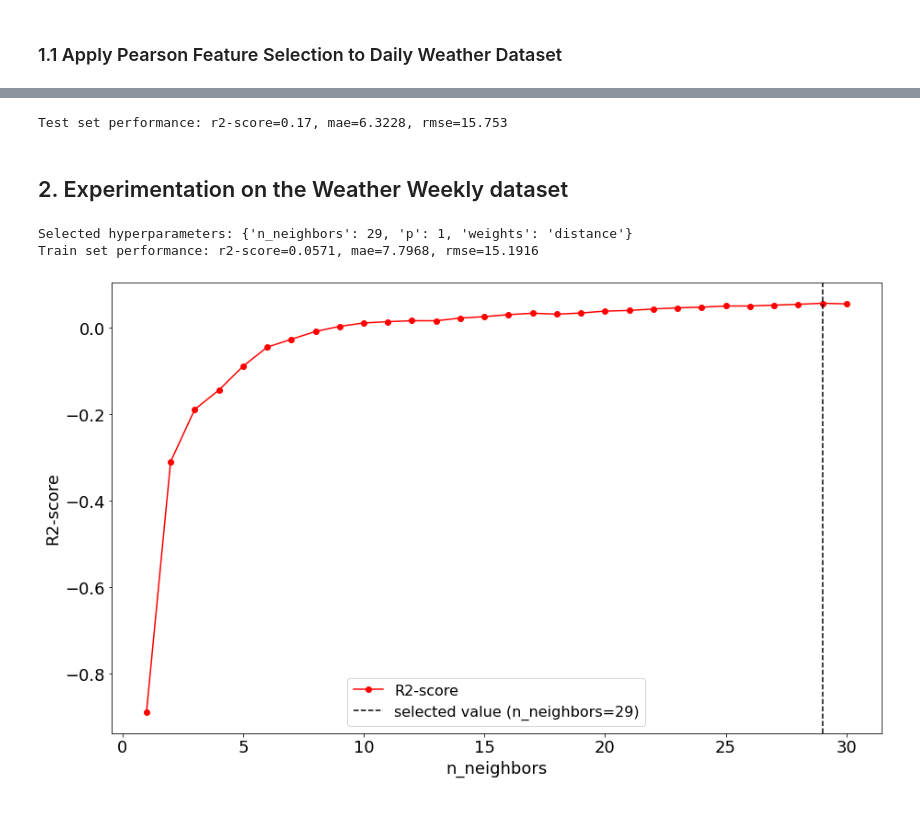
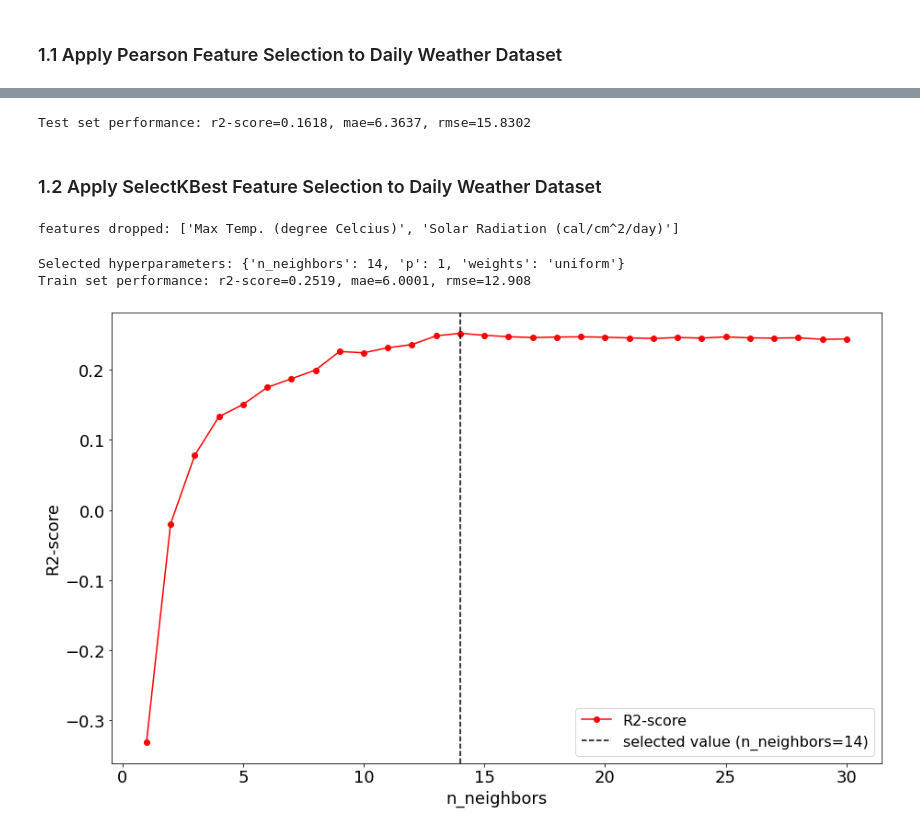
Before and after one commit to RifatIslamOmio/Weather-WaterLevel-Prediction-ML, a Jupyter notebook: Notebooks/brri-dataset/experimentations/knn_regression.ipynb, the cells around one changed output, grey strips where cells are left out. Cells and saved outputs as stored; diff of their text form; code cells hidden in the pictures.

```diff
--- a/Notebooks/brri-dataset/experimentations/knn_regression.ipynb
+++ b/Notebooks/brri-dataset/experimentations/knn_regression.ipynb
@@ -22,6 +23,16 @@ import matplotlib.pyplot as plt
 
 from sklearn.neighbors import KNeighborsRegressor
 # %%
+# global random seed
+RAND_SEED = 42
+
+# initial model with only random seed and not any hyper-parametes
+initial_model = KNeighborsRegressor(n_jobs=-1)
+
+# variables needed for showEvalGraph_regression() function
+MODEL_CLASS = KNeighborsRegressor
+x_axis_param_name = 'n_neighbors'
+
 # global random seed
 RAND_SEED = 42
 
@@ -113,9 +113,7 @@ showEvalutationGraph_regression(KNeighborsRegressor, weather_daily_fs_train_df,
 # %%
 # test model
-test_r2, test_mae, test_rmse = eval_regression(model, weather_daily_fs_test_df, cls='Rainfall (mm)')
+test_r2, test_mae, test_rmse = eval_regression(model, weather_daily_fs1_test_df, cls='Rainfall (mm)')
 # performance on the test set
 print(f'Test set performance: r2-score={test_r2}, mae={test_mae}, rmse={test_rmse}')
 # %% [output]
-Test set performance: r2-score=0.17, mae=6.3228, rmse=15.753
+Test set performance: r2-score=0.1618, mae=6.3637, rmse=15.8302
-# %% [markdown]
-## 2. Experimentation on the Weather Weekly dataset
@@ -128,28 +120,35 @@ weather_weekly_test_df = pd.read_csv('https://raw.githubusercontent.com/ferdousz
+# %% [markdown]
+### 1.2 Apply SelectKBest Feature Selection to Daily Weather Dataset
+# %%
+# select features from the train dataset
+weather_daily_fs2_train_df, cols_to_drop = seleckKBest_fs(weather_daily_train_df, 'Rainfall (mm)', is_regression=True)
+
+print('features dropped:', cols_to_drop)
+
+# keep only selected features on the test dataset
+weather_daily_fs2_test_df = weather_daily_test_df.drop(columns=cols_to_drop)
+# %% [output]
+features dropped: ['Max Temp. (degree Celcius)', 'Solar Radiation (cal/cm^2/day)']
 # %%
-# KNN Regressor Model
-model = KNeighborsRegressor(n_jobs=-1)
-
 # train model
-model, selected_hyperparams, train_r2, train_mae, train_rmse = train_regression(model, param_grid, weather_weekly_train_df, cls='Rainfall (mm)')
+model, selected_hyperparams, train_r2, train_mae, train_rmse = train_regression(initial_model, param_grid, weather_daily_fs2_train_df, cls='Rainfall (mm)')
 print(f'Selected hyperparameters: {selected_hyperparams}')
 # performance on the train set
 print(f'Train set performance: r2-score={train_r2}, mae={train_mae}, rmse={train_rmse}')
 # %% [output]
-Selected hyperparameters: {'n_neighbors': 29, 'p': 1, 'weights': 'distance'}
-Train set performance: r2-score=0.0571, mae=7.7968, rmse=15.1916
+Selected hyperparameters: {'n_neighbors': 14, 'p': 1, 'weights': 'uniform'}
+Train set performance: r2-score=0.2519, mae=6.0001, rmse=12.908
 # %%
 # r2-scores graph on the train set
 
 # hyper-parameters selected by GridSearchCV
-selected_model_params = {'n_neighbors': selected_hyperparams['n_neighbors'],
-                         'weights': selected_hyperparams['weights'],
-                         'p': selected_hyperparams['p'],
-                         'n_jobs': -1}
+selected_model_params = selected_hyperparams
+selected_model_params['n_jobs']=-1
 
-showEvalutationGraph_regression(KNeighborsRegressor, weather_weekly_train_df, cls='Rainfall (mm)',
-                                x_axis_param_name='n_neighbors', x_axis_param_vals=n_neighbors,
+showEvalutationGraph_regression(MODEL_CLASS, weather_daily_fs2_train_df, cls='Rainfall (mm)',
+                                x_axis_param_name=x_axis_param_name, x_axis_param_vals=n_neighbors,
                                 selected_model_params=selected_model_params)
 # %% [output]
-[figure, old version]
+[figure, new version]
 # %%
 # test model
```
Also changed, not shown: parts of 14 cells of this notebook.
